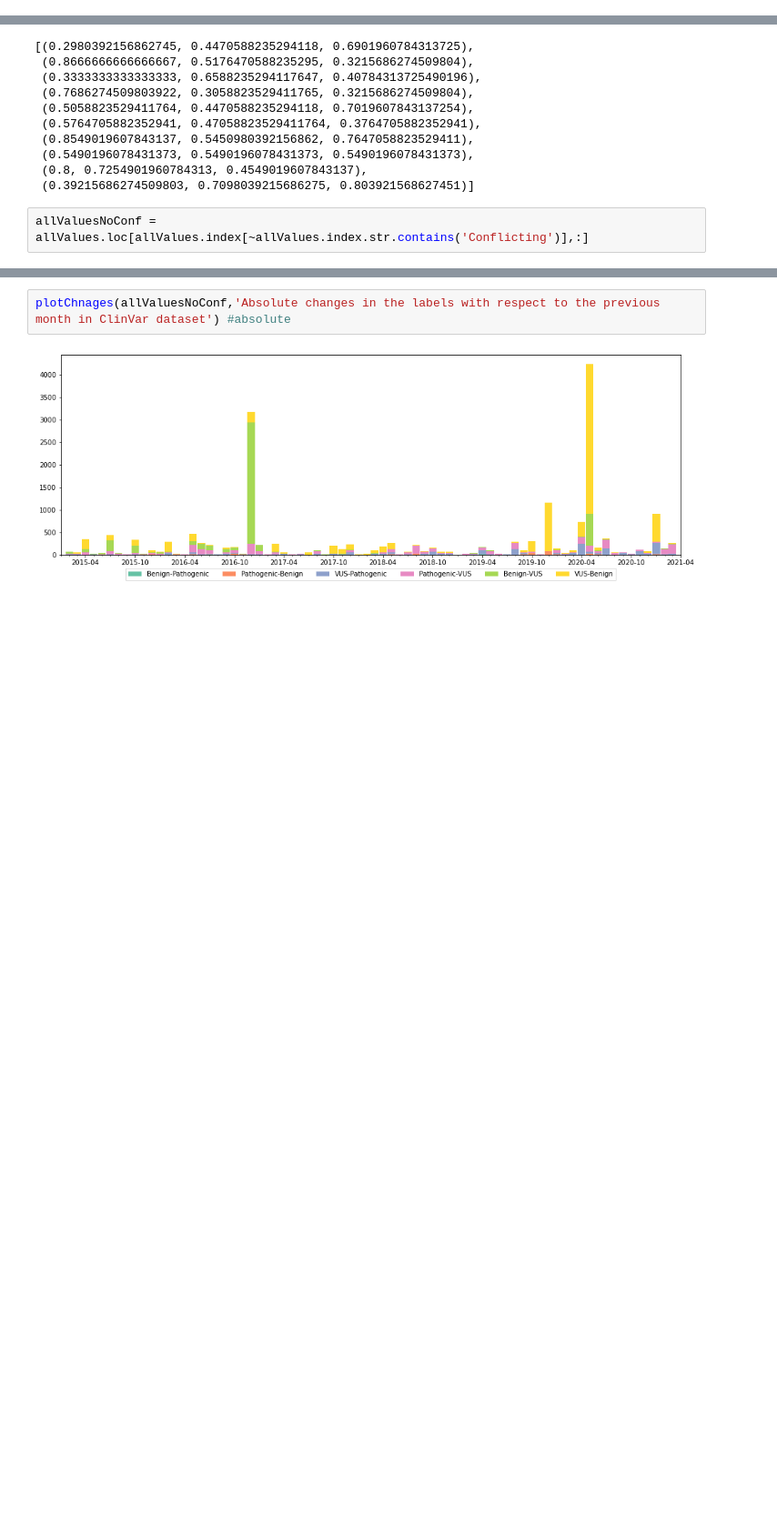
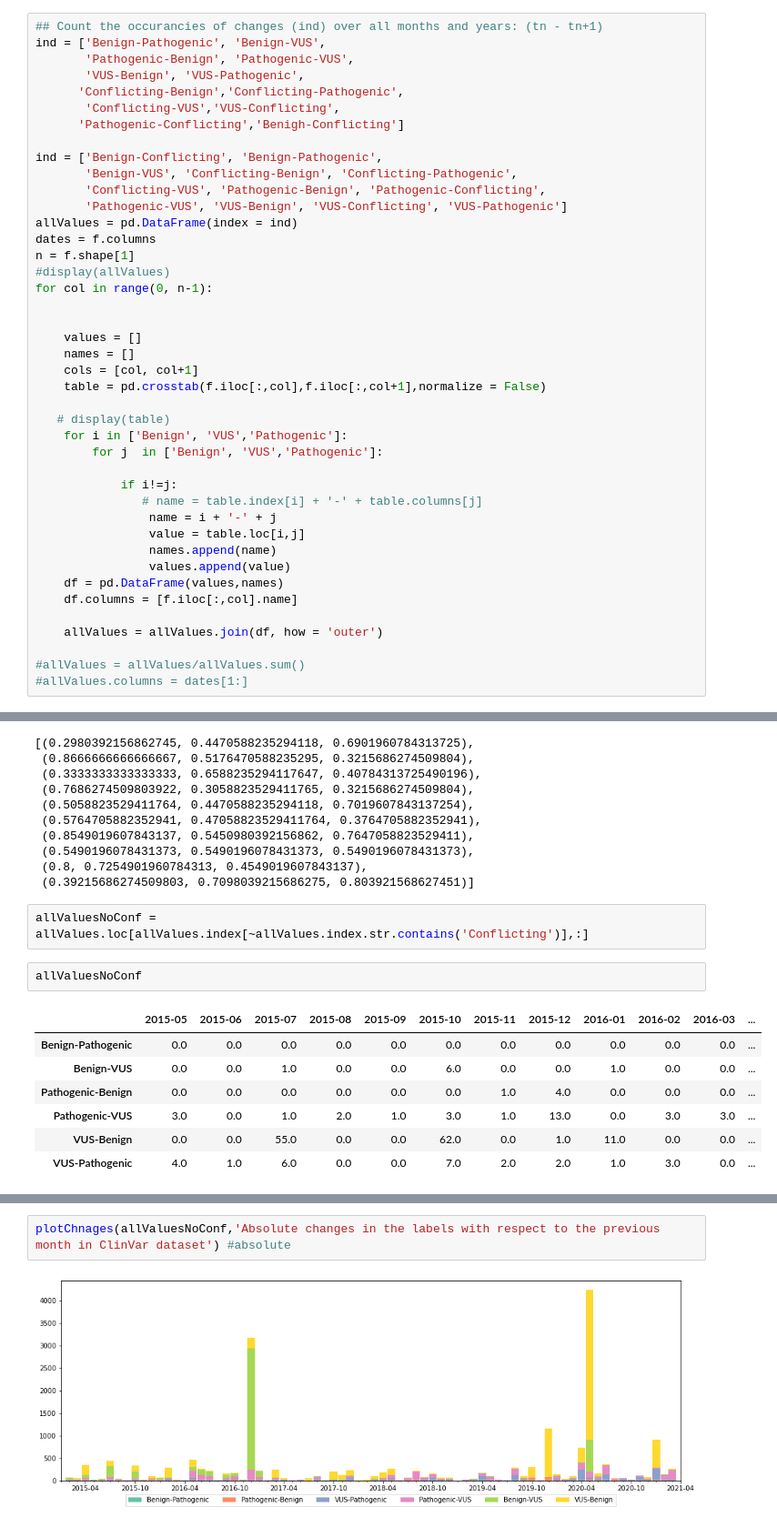
Before and after one commit to nazaretl/MisLaBenchmark, a Jupyter notebook: Notebooks/1.ClinVar.ipynb, the cells around one changed output, grey strips where cells are left out. Shown: that part at 91% size. Saved outputs shown, nothing was run; the diff lists cells and outputs as text; blank space fills up the shorter version.

```diff
--- a/Notebooks/1.ClinVar.ipynb
+++ b/Notebooks/1.ClinVar.ipynb
@@ -288,3 +534,45 @@ allValues
+# %%
+## Count the occurancies of changes (ind) over all months and years: (tn - tn+1)
+ind = ['Benign-Pathogenic', 'Benign-VUS',
+       'Pathogenic-Benign', 'Pathogenic-VUS',
+       'VUS-Benign', 'VUS-Pathogenic',
+      'Conflicting-Benign','Conflicting-Pathogenic',
+       'Conflicting-VUS','VUS-Conflicting',
+      'Pathogenic-Conflicting','Benigh-Conflicting']
+
+ind = ['Benign-Conflicting', 'Benign-Pathogenic',
+       'Benign-VUS', 'Conflicting-Benign', 'Conflicting-Pathogenic',
+       'Conflicting-VUS', 'Pathogenic-Benign', 'Pathogenic-Conflicting',
+       'Pathogenic-VUS', 'VUS-Benign', 'VUS-Conflicting', 'VUS-Pathogenic']
+allValues = pd.DataFrame(index = ind)
+dates = f.columns
+n = f.shape[1]
+#display(allValues)
+for col in range(0, n-1):
+
+
+    values = []
+    names = []
+    cols = [col, col+1]
+    table = pd.crosstab(f.iloc[:,col],f.iloc[:,col+1],normalize = False)
+
+   # display(table)
+    for i in ['Benign', 'VUS','Pathogenic']:
+        for j  in ['Benign', 'VUS','Pathogenic']:
+
+            if i!=j:
+               # name = table.index[i] + '-' + table.columns[j]
+                name = i + '-' + j
+                value = table.loc[i,j]
+                names.append(name)
+                values.append(value)
+    df = pd.DataFrame(values,names)
+    df.columns = [f.iloc[:,col].name]
+
+    allValues = allValues.join(df, how = 'outer')
+
+#allValues = allValues/allValues.sum()
+#allValues.columns = dates[1:]
 # %%
 li = []
 for col in f.columns:
@@ -476,4 +749,14 @@ sns.color_palette("deep")
  (0.39215686274509803, 0.7098039215686275, 0.803921568627451)]
 # %%
 allValuesNoConf = allValues.loc[allValues.index[~allValues.index.str.contains('Conflicting')],:]
+# %%
+allValuesNoConf
+# %% [output]
+|  | 2015-05 | 2015-06 | 2015-07 | 2015-08 | 2015-09 | 2015-10 | 2015-11 | 2015-12 | 2016-01 | 2016-02 | 2016-03 | ... |
+| Benign-Pathogenic | 0.0 | 0.0 | 0.0 | 0.0 | 0.0 | 0.0 | 0.0 | 0.0 | 0.0 | 0.0 | 0.0 | ... |
+| Benign-VUS | 0.0 | 0.0 | 1.0 | 0.0 | 0.0 | 6.0 | 0.0 | 0.0 | 1.0 | 0.0 | 0.0 | ... |
+| Pathogenic-Benign | 0.0 | 0.0 | 0.0 | 0.0 | 0.0 | 0.0 | 1.0 | 4.0 | 0.0 | 0.0 | 0.0 | ... |
+| Pathogenic-VUS | 3.0 | 0.0 | 1.0 | 2.0 | 1.0 | 3.0 | 1.0 | 13.0 | 0.0 | 3.0 | 3.0 | ... |
+| VUS-Benign | 0.0 | 0.0 | 55.0 | 0.0 | 0.0 | 62.0 | 0.0 | 1.0 | 11.0 | 0.0 | 0.0 | ... |
+| VUS-Pathogenic | 4.0 | 1.0 | 6.0 | 0.0 | 0.0 | 7.0 | 2.0 | 2.0 | 1.0 | 3.0 | 0.0 | ... |
 # %%
```
Also changed, not shown: parts of 46 cells of this notebook, 1 other file.
